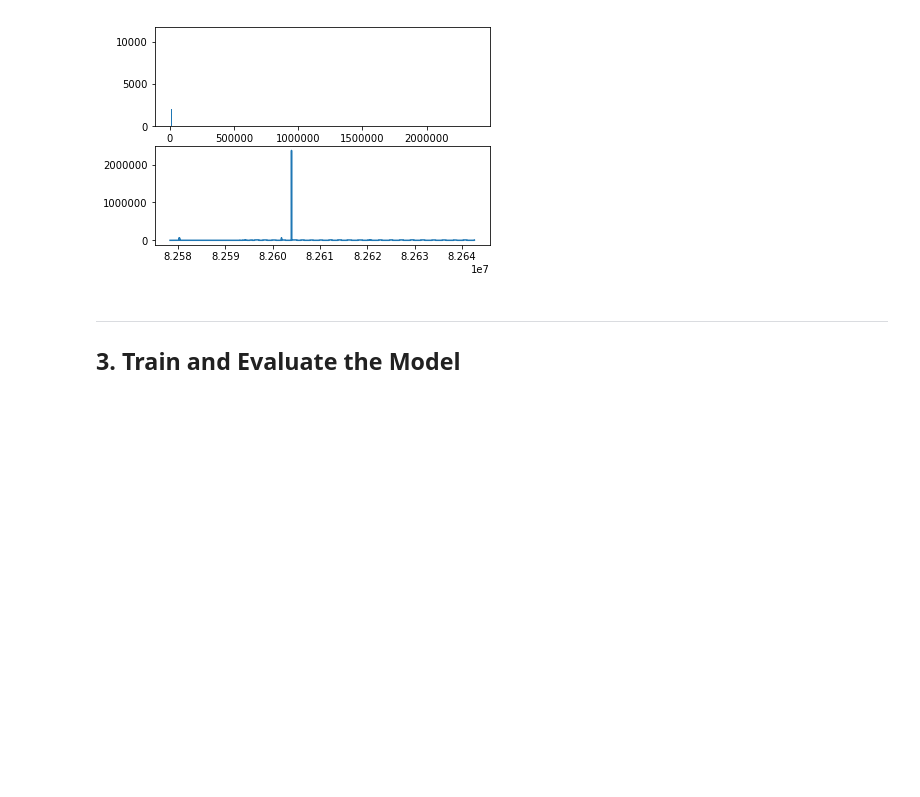
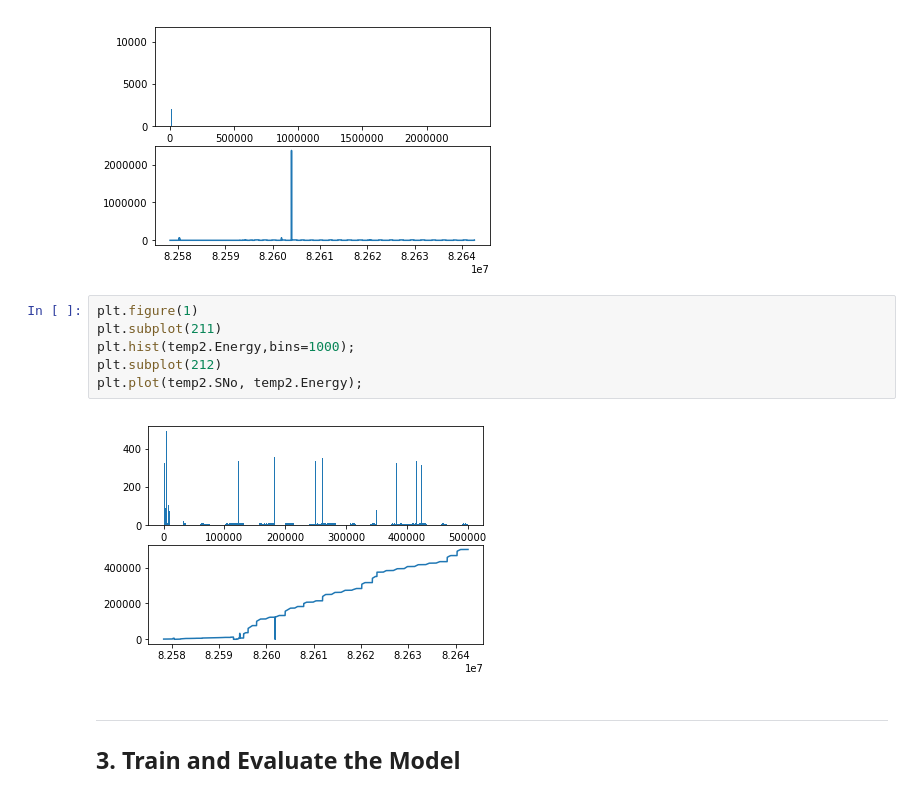
Before and after one commit to jadoonengr/BTS-Analysis, a Jupyter notebook: BTS-Analysis.ipynb, the cells around one changed output. Saved outputs shown, nothing was run; the diff lists cells and outputs as text; blank space fills up the shorter version.

```diff
--- a/BTS-Analysis.ipynb
+++ b/BTS-Analysis.ipynb
@@ -127,6 +127,14 @@ plt.subplot(212)
 plt.plot(temp2.SNo, temp2.ActPower);
 # %% [output]
 [figure]
+# %%
+plt.figure(1)
+plt.subplot(211)
+plt.hist(temp2.Energy,bins=1000);
+plt.subplot(212)
+plt.plot(temp2.SNo, temp2.Energy);
+# %% [output]
+[figure, added]
 # %% [markdown]
 ***
 ## 3. Train and Evaluate the Model
```
Also changed, not shown: 1 other file.
